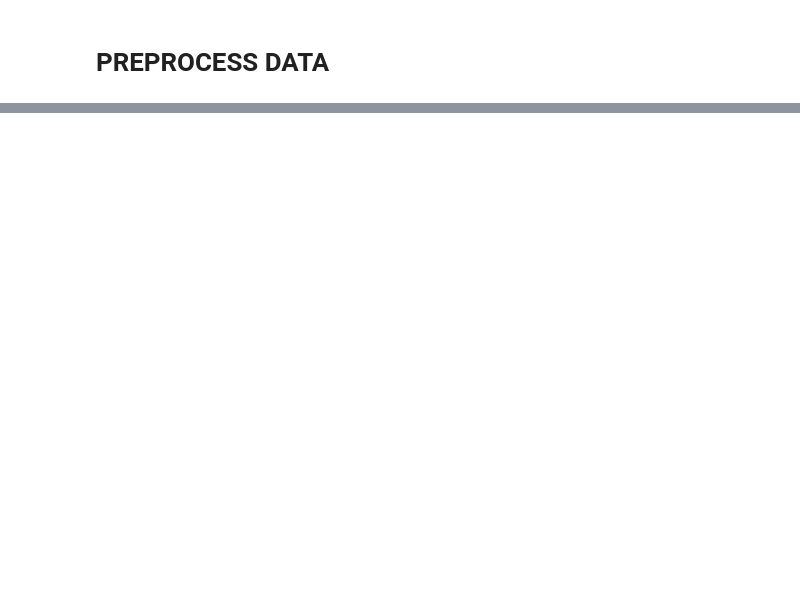
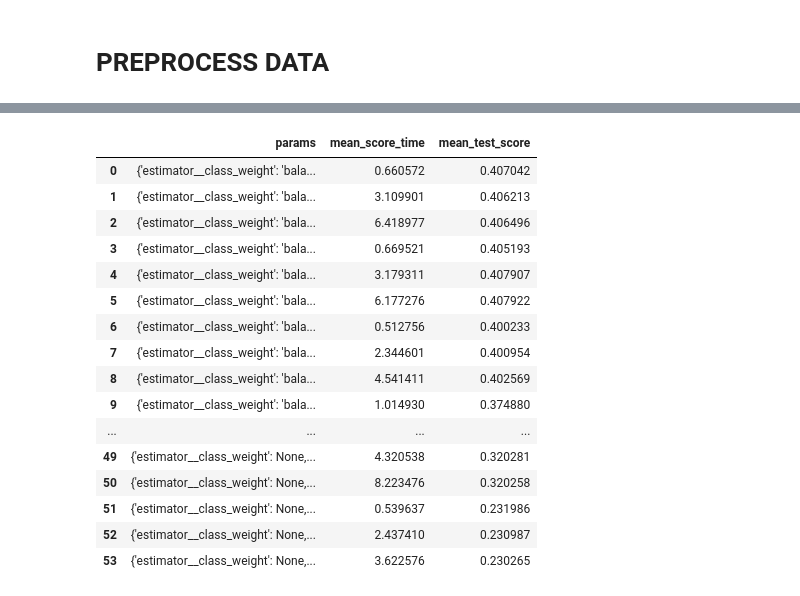
Before and after one commit to MaximoRose/evaluer_demande_credit, a Jupyter notebook: 3_RandomForest.ipynb, the cells around one changed output, grey strips where cells are left out. Cells and saved outputs as stored; diff of their text form; code cells hidden in the pictures; blank space fills up the shorter version.

```diff
--- a/3_RandomForest.ipynb
+++ b/3_RandomForest.ipynb
@@ -268,0 +236,20 @@ TEST Recall 0.6489883507050889
+# %%
+grid_results[['params','mean_score_time', 'mean_test_score']]
+# %% [output]
+|  | params | mean_score_time | mean_test_score |
+| 0 | {'estimator__class_weight': 'bala... | 0.660572 | 0.407042 |
+| 1 | {'estimator__class_weight': 'bala... | 3.109901 | 0.406213 |
+| 2 | {'estimator__class_weight': 'bala... | 6.418977 | 0.406496 |
+| 3 | {'estimator__class_weight': 'bala... | 0.669521 | 0.405193 |
+| 4 | {'estimator__class_weight': 'bala... | 3.179311 | 0.407907 |
+| 5 | {'estimator__class_weight': 'bala... | 6.177276 | 0.407922 |
+| 6 | {'estimator__class_weight': 'bala... | 0.512756 | 0.400233 |
+| 7 | {'estimator__class_weight': 'bala... | 2.344601 | 0.400954 |
+| 8 | {'estimator__class_weight': 'bala... | 4.541411 | 0.402569 |
+| 9 | {'estimator__class_weight': 'bala... | 1.014930 | 0.374880 |
+| ... | ... | ... | ... |
+| 49 | {'estimator__class_weight': None,... | 4.320538 | 0.320281 |
+| 50 | {'estimator__class_weight': None,... | 8.223476 | 0.320258 |
+| 51 | {'estimator__class_weight': None,... | 0.539637 | 0.231986 |
+| 52 | {'estimator__class_weight': None,... | 2.437410 | 0.230987 |
+| 53 | {'estimator__class_weight': None,... | 3.622576 | 0.230265 |
```
Also changed, not shown: parts of 19 cells of this notebook, 15 other files.
